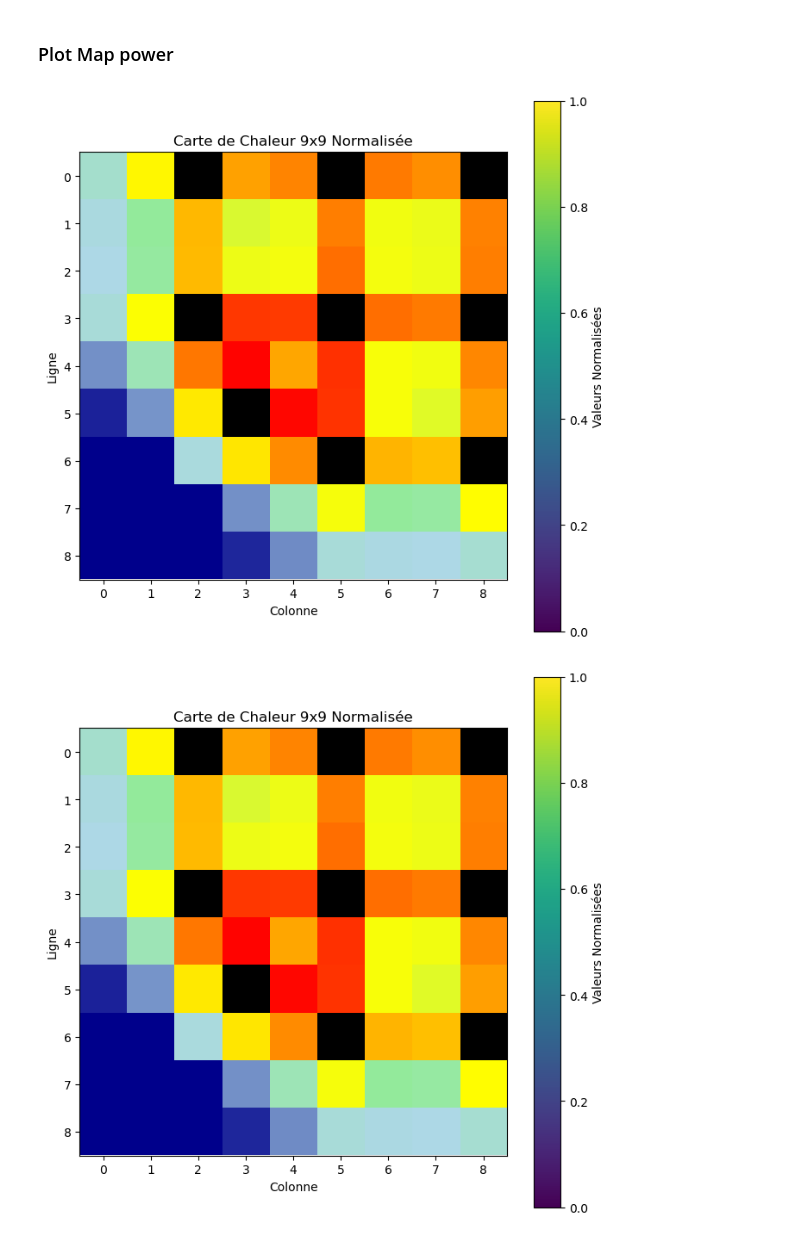
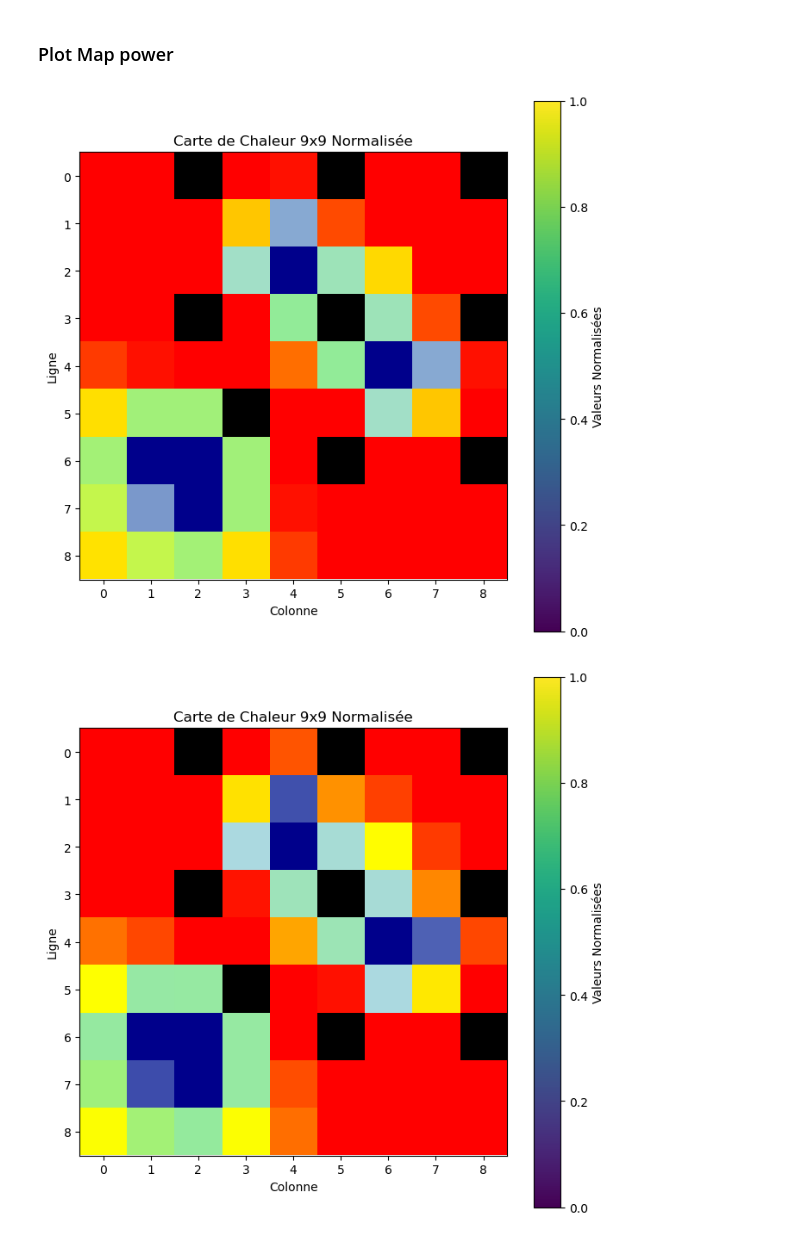
Before and after one commit to pablogarcia44/Garcia_OpenSn, a Jupyter notebook: benchmark/power/power_post_process.ipynb, the cells around one changed output. Cells and saved outputs as stored; diff of their text form; code cells hidden in the pictures.

```diff
--- a/benchmark/power/power_post_process.ipynb
+++ b/benchmark/power/power_post_process.ipynb
@@ -14,7 +14,7 @@ import matplotlib.pyplot as plt
 # %% [markdown]
 ### Choose problem number
 # %%
-pb_num_list=['2A','2B','2C','2D','2E','2F','2G','2H','2I','2K','2J','2L','2M','2N','2O','2P']
+pb_num_list=['2A','2B','2C','2D','2E','2F','2G','2H','2I','2K','2J','2L','2M','2O','2P']
 # %% [markdown]
 ## Import OpenMC data
 # %%
@@ -1120,7 +4891,7 @@ def adjust_array(array, size):
     return adjusted_array
 
 
-full_array = text_to_numpy_array(power_dict_opensn_raw['2A'])
+full_array = text_to_numpy_array(power_dict_opensn_raw['2B'])
 adjusted_array = adjust_array(full_array, 9)  # Taille du sous-tableau 9x9
 print(adjusted_array)
 # %% [output]
@@ -1150,7 +4921,7 @@ def create_dict_power_vera():
     for pb_num in pb_num_list:
         power_dict_opensn[pb_num] = generate_and_flip_matrix(power_dict[pb_num])
     return(power_dict_opensn)
-power_dict_openmc=create_dict_power_vera()
+power_dict_vera=create_dict_power_vera()
 # %%
 def create_dict_power_openmc():
     power_dict_openmc = {}
@@ -1223,7 +4994,7 @@ def plot_pb(pb_num):
     plot_power(power_dict_openmc[pb_num])
     plot_power(power_dict_opensn[pb_num])
 # %%
-plot_pb('2A')
+plot_pb('2O')
 # %% [output]
-[figure, old version]
+[figure, new version]
-[figure, old version]
+[figure, new version]
```
Also changed, not shown: parts of 15 cells of this notebook.
